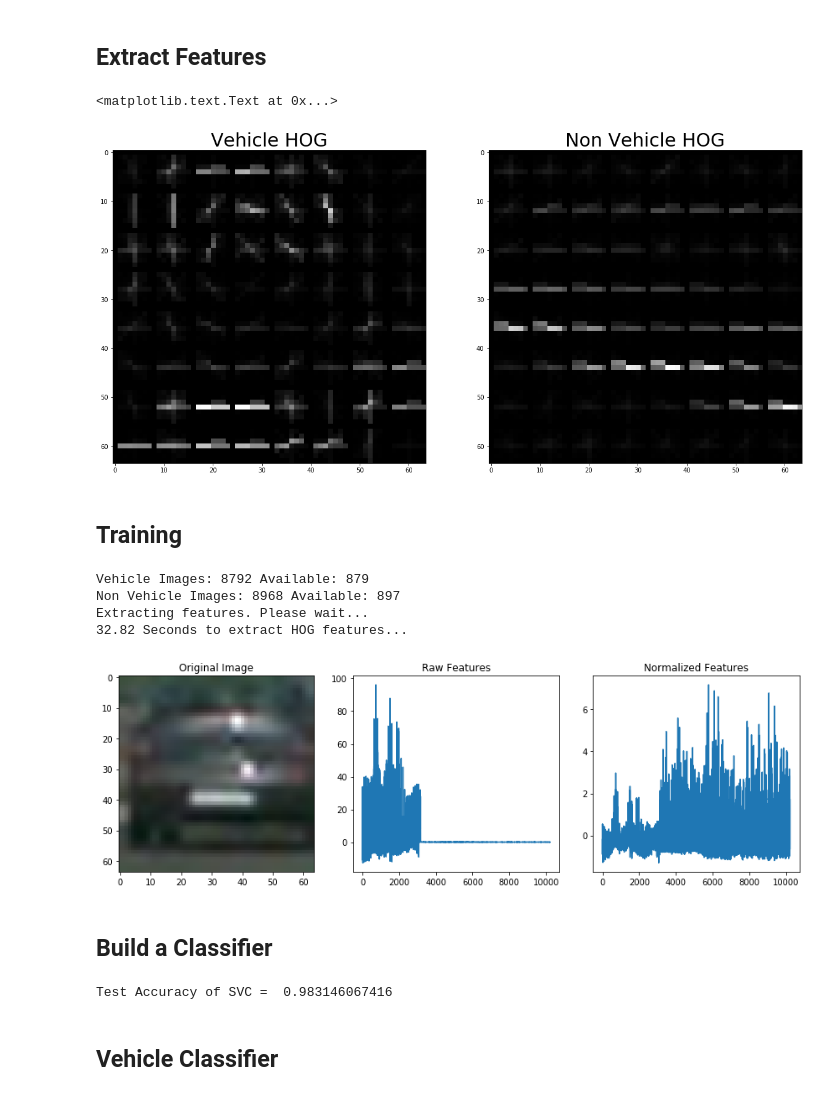
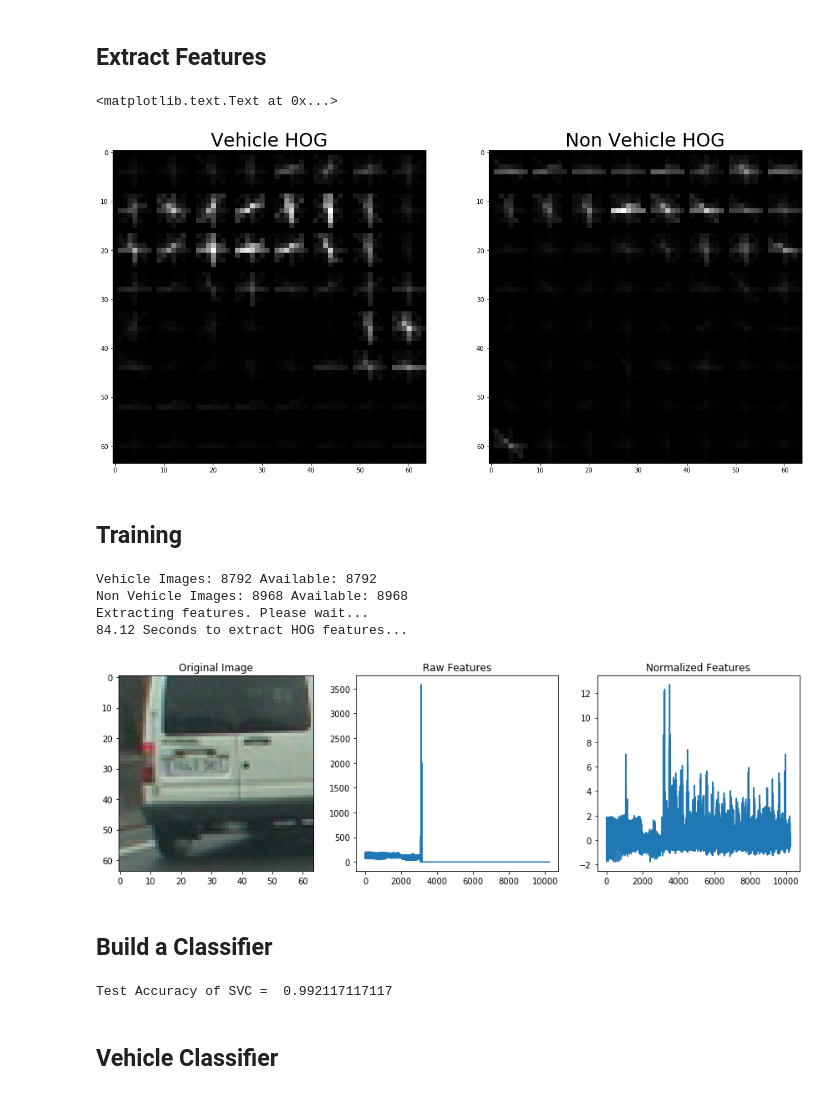
Before and after one commit to Maesla/Vehicle-Detection, a Jupyter notebook: vehicle_detection.ipynb, the cells around one changed output. Saved outputs shown, nothing was run; the diff lists cells and outputs as text; code cells hidden in the pictures.

```diff
--- a/vehicle_detection.ipynb
+++ b/vehicle_detection.ipynb
@@ -46,13 +46,18 @@ Non Vehicle Images 8968
 import matplotlib.image as mpimg
 import numpy as np
 import matplotlib.pyplot as plt
+import cv2
 %matplotlib inline
 
+def load_img(path):
+    img_255_bgr = cv2.imread(path)
+    img_255_rgb = cv2.cvtColor(img_255_bgr, cv2.COLOR_BGR2RGB)
+    return img_255_rgb
 
 def load_random_image(paths):
     len_path = len(paths)
     random_index = np.random.randint(0, len_path)
-    return  mpimg.imread(paths[random_index])
+    return load_img(paths[random_index])
 
 
 vehicle_img = load_random_image(vehicle_img_path)
@@ -164,7 +169,7 @@ class Feature_Extractor():
 
     # Define a function to compute color histogram features
     # NEED TO CHANGE bins_range if reading .png files with mpimg!
-    def color_hist(self, img, nbins=32, bins_range=(0, 1)):
+    def color_hist(self, img, nbins=32, bins_range=(0, 256)):
         # Compute the histogram of the color channels separately
         channel1_hist = np.histogram(img[:,:,0], bins=nbins, range=bins_range)
         channel2_hist = np.histogram(img[:,:,1], bins=nbins, range=bins_range)
@@ -215,7 +220,7 @@ ax2.imshow(non_car_hog_im, cmap='gray')
 ax2.set_title('Non Vehicle HOG', fontsize=30)
 # %% [output]
 <matplotlib.text.Text at 0x...>
-[figure, old version]
+[figure, new version]
 # %% [markdown]
 ## Training
 # %%
@@ -235,10 +240,9 @@ def extract_features(img_paths, extrator):
     features = []
     # Iterate through the list of images
     for file in img_paths:
-        file_features = []
         # Read in each one by one
-        image = mpimg.imread(file)
-        feature = extractor.extract(image)
+        img_loaded = load_img(file)
+        feature = extractor.extract(img_loaded)
         features.append(feature)
     return features
 # %%
@@ -251,8 +255,8 @@ from sklearn.preprocessing import StandardScaler
 
 %matplotlib inline
 
-new_vehicle_images_path = images_load_subset(vehicle_img_path, 0.1)
-new_non_vehicle_images_path = images_load_subset(non_vehicle_img_path, 0.1)
+new_vehicle_images_path = images_load_subset(vehicle_img_path, 1)
+new_non_vehicle_images_path = images_load_subset(non_vehicle_img_path, 1)
 
 old_len = len(vehicle_img_path)
 new_len = len(new_vehicle_images_path)
@@ -284,38 +288,38 @@ print('Extracting features. Please wait...')
 len_car_images = len(new_vehicle_images_path)
 car_features = extract_features(new_vehicle_images_path, extractor)
 notcar_features = extract_features(new_non_vehicle_images_path, extractor)
 
 t2 = time.time()
 print(round(t2-t, 2), 'Seconds to extract HOG features...')
 
 if len(car_features) > 0:
     # Create an array stack of feature vectors
     X = np.vstack((car_features, notcar_features)).astype(np.float64)
     # Fit a per-column scaler
     X_scaler = StandardScaler().fit(X)
     # Apply the scaler to X
     scaled_X = X_scaler.transform(X)
     car_ind = np.random.randint(0, len_car_images)
     # Plot an example of raw and scaled features
     fig = plt.figure(figsize=(12,4))
     plt.subplot(131)
-    plt.imshow(mpimg.imread(new_vehicle_images_path[car_ind]))
+    plt.imshow(load_img(new_vehicle_images_path[car_ind]))
     plt.title('Original Image')
     plt.subplot(132)
     plt.plot(X[car_ind])
     plt.title('Raw Features')
     plt.subplot(133)
     plt.plot(scaled_X[car_ind])
     plt.title('Normalized Features')
     fig.tight_layout()
 else:
     print('Your function only returns empty feature vectors...')
 # %% [output]
-Vehicle Images: 8792 Available: 879
-Non Vehicle Images: 8968 Available: 897
+Vehicle Images: 8792 Available: 8792
+Non Vehicle Images: 8968 Available: 8968
 Extracting features. Please wait...
-32.82 Seconds to extract HOG features...
+84.12 Seconds to extract HOG features...
-[figure, old version]
+[figure, new version]
 # %% [markdown]
 ## Build a Classifier
 # %%
@@ -336,4 +340,4 @@ svc = LinearSVC()
 svc.fit(X_train, y_train)
 print('Test Accuracy of SVC = ', svc.score(X_test, y_test))
 # %% [output]
-Test Accuracy of SVC =  0.983146067416
+Test Accuracy of SVC =  0.992117117117
```
Also changed, not shown: parts of 9 cells of this notebook, 3 other files.
